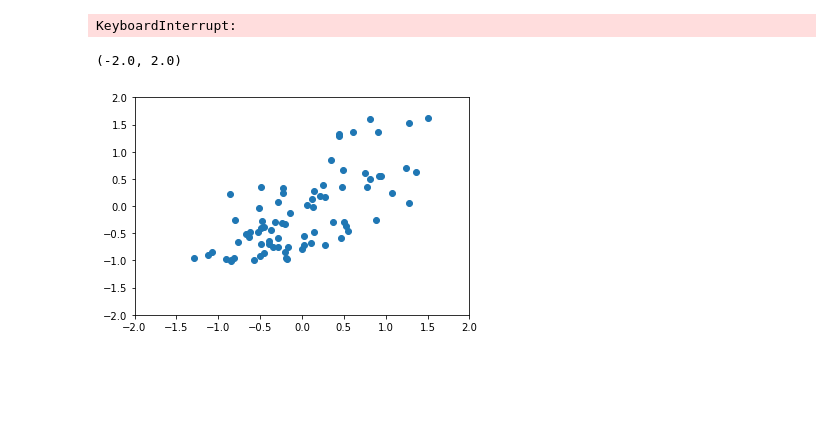
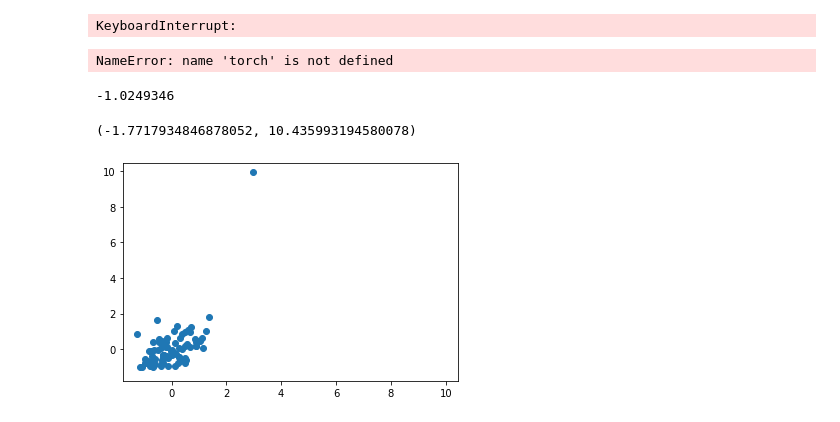
Before and after one commit to santi921/bondnet, a Jupyter notebook: bondnet/scripts/scratch.ipynb, the cells around one changed output. Drawn from its saved outputs; the diff is of its cells as text; code cells hidden in the pictures; blank space fills up the shorter version.

```diff
--- a/bondnet/scripts/scratch.ipynb
+++ b/bondnet/scripts/scratch.ipynb
@@ -1832,7 +1449,6 @@ KeyboardInterrupt:
 #test_acc = evaluate(model, feature_names, test_loader, device = dict_train["gpu"])
 
 model.eval()
-
 with torch.no_grad():
     accuracy = 0.0
     count = 0.0
@@ -1841,16 +1457,24 @@ with torch.no_grad():
         target = label["value"]
         stdev = label["scaler_stdev"]
         pred = model(batched_graph, feats, label["reaction"])
+        print(feats)
+# %% [output]
+NameError: name 'torch' is not defined
 # %%
 pred_np = pred.detach().numpy()
 target_np = target.detach().numpy()
 
 import matplotlib.pyplot as plt
 
 plt.scatter(pred_np, target_np)
-plt.ylim(-2,2)
-plt.xlim(-2,2)
+print(np.min(target_np))
+min_val = np.min([np.min(pred_np), np.min(target_np)]) - 0.5
+max_val = np.max([np.max(pred_np), np.max(target_np)]) + 0.5
+
+plt.ylim(min_val,max_val)
+plt.xlim(min_val,max_val)
 #plt.show()
 # %% [output]
-(-2.0, 2.0)
+-1.0249346
+(-1.7717934846878052, 10.435993194580078)
-[figure, old version]
+[figure, new version]
```
Also changed, not shown: parts of 9 cells of this notebook, 6 other files.
